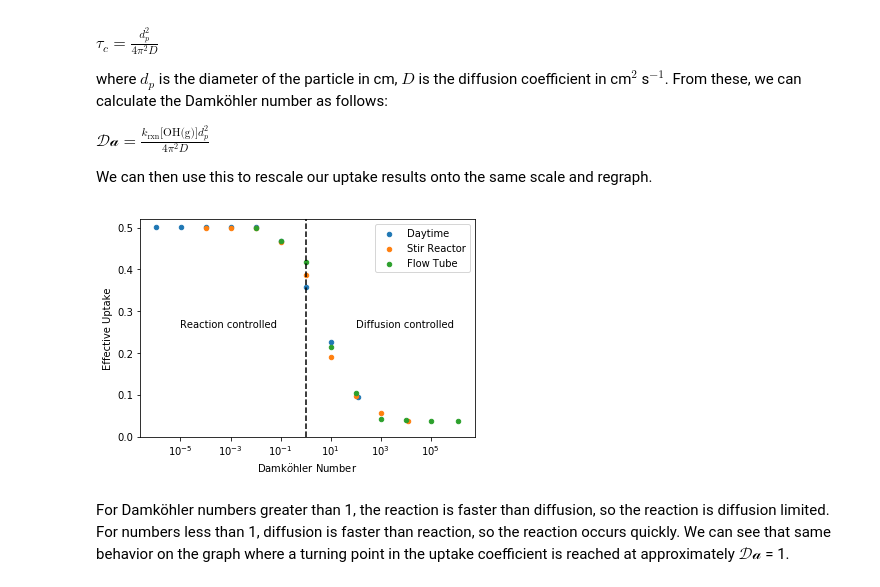
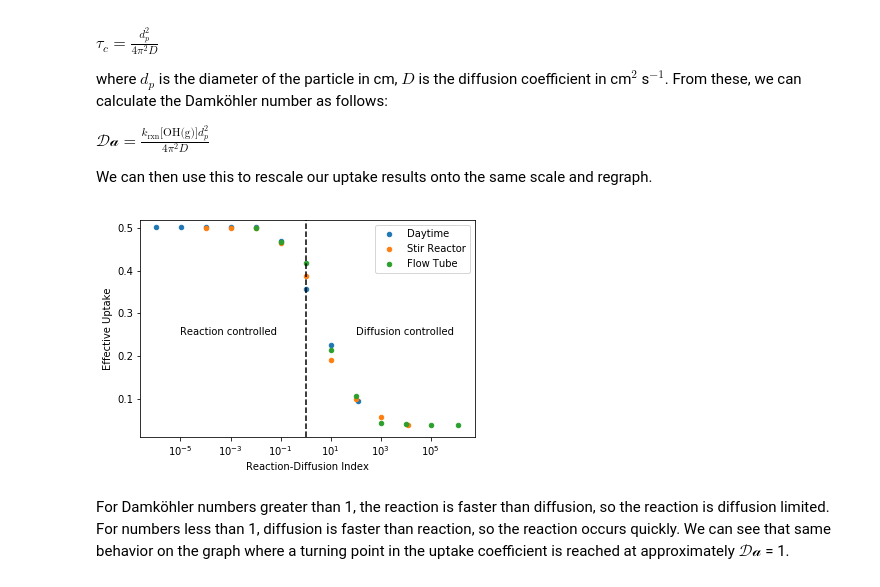
Before and after one commit to aawiegel/StackSimAnalysis, a Jupyter notebook: python/DiffusionSeries.ipynb, the cells around one changed output. Drawn from its saved outputs; the diff is of its cells as text; code cells hidden in the pictures.

```diff
--- a/python/DiffusionSeries.ipynb
+++ b/python/DiffusionSeries.ipynb
@@ -161,37 +204,37 @@ We can then use this to rescale our uptake results onto the same scale and regra
 # %%
 %matplotlib inline
 
 # Function for calculating Damkueler numbers
 
 def calc_Damkueler(D, conc):
     return 2E-12*conc*diameter**2/4/np.pi**2/D
 
 fig, ax = plt.subplots(1)
 
 cond_color = {'day' : 'tab:blue', 'cfstr' : 'tab:orange', 'ft' : 'tab:green'}
 
 
 for cond in reversed(condition):
     uptake_data[cond]['Damkueler'] = calc_Damkueler(uptake_data[cond][diff_string],
                                                     cond_OH_conv[cond])
 
     uptake_data[cond].plot(x = 'Damkueler', y = cond_string_conv[cond],
                           kind = 'scatter', ax = ax, logx=True,
                            color = cond_color[cond], label=cond_string_conv[cond])
 
-ax.set_xlabel(r'Damk$\ddot{o}$hler Number')
+ax.set_xlabel('Reaction-Diffusion Index')
 ax.set_ylabel('Effective Uptake')
-ax.set_ylim([0, 0.52])
+ax.set_ylim([0.01, 0.52])
 
-ax.plot(np.array([1, 1]), np.array([0, 0.52]), '--k')
-ax.text(1E2, 0.26, "Diffusion controlled")
-ax.text(1E-5, 0.26, "Reaction controlled")
+ax.plot(np.array([1, 1]), np.array([0.01, 0.52]), '--k')
+ax.text(1E2, 0.25, "Diffusion controlled")
+ax.text(1E-5, 0.25, "Reaction controlled")
 ax.legend(loc='best')
 
 
 fig.savefig(os.path.join(subdir, 'effuptake_damkueler.png'),
             fmt='png', dpi=300, bbox_inches='tight')
 # %% [output]
-[figure, old version]
+[figure, new version]
 # %% [markdown]
 For Damk&ouml;hler numbers greater than 1, the reaction is faster than diffusion, so the reaction is diffusion limited. For numbers less than 1, diffusion is faster than reaction, so the reaction occurs quickly. We can see that same behavior on the graph where a turning point in the uptake coefficient is reached at approximately $\mathcal{Da}$ = 1.
```
Also changed, not shown: parts of 6 cells of this notebook.
